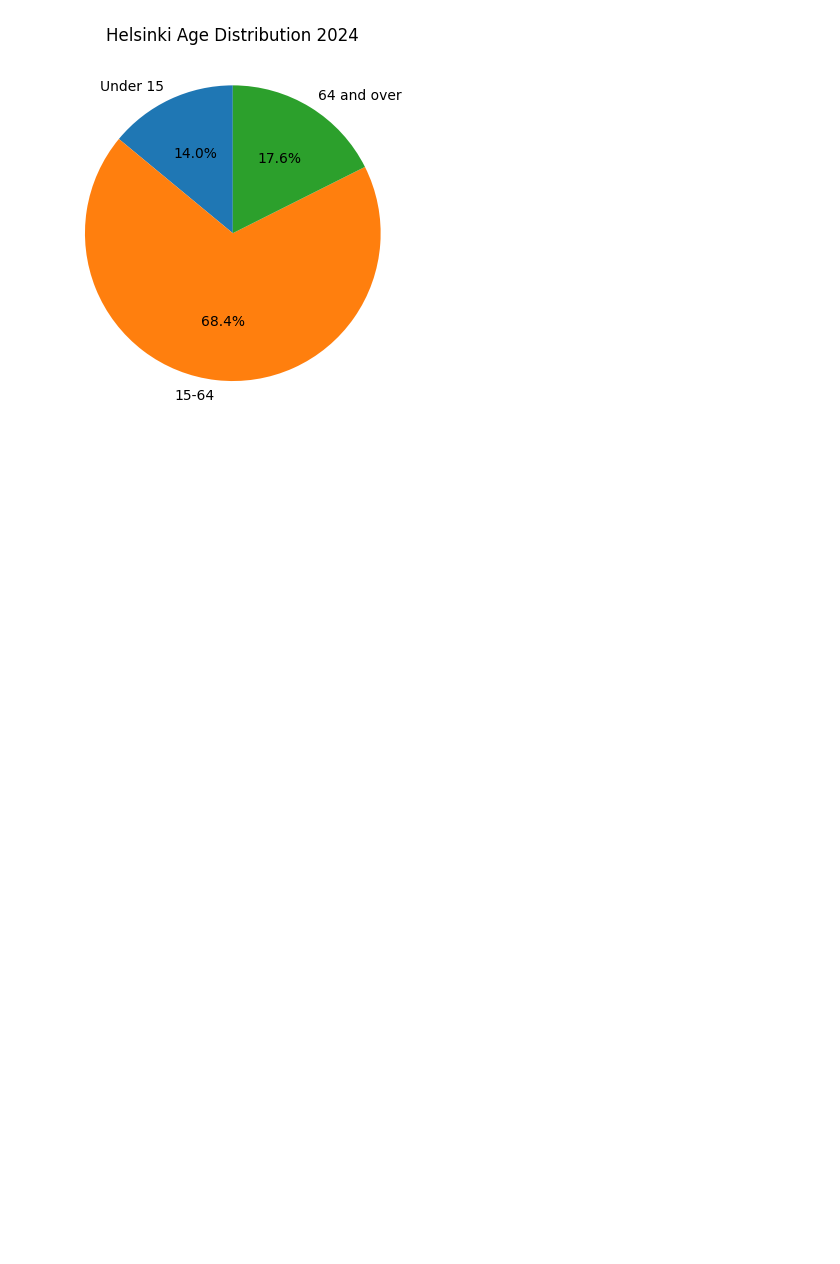
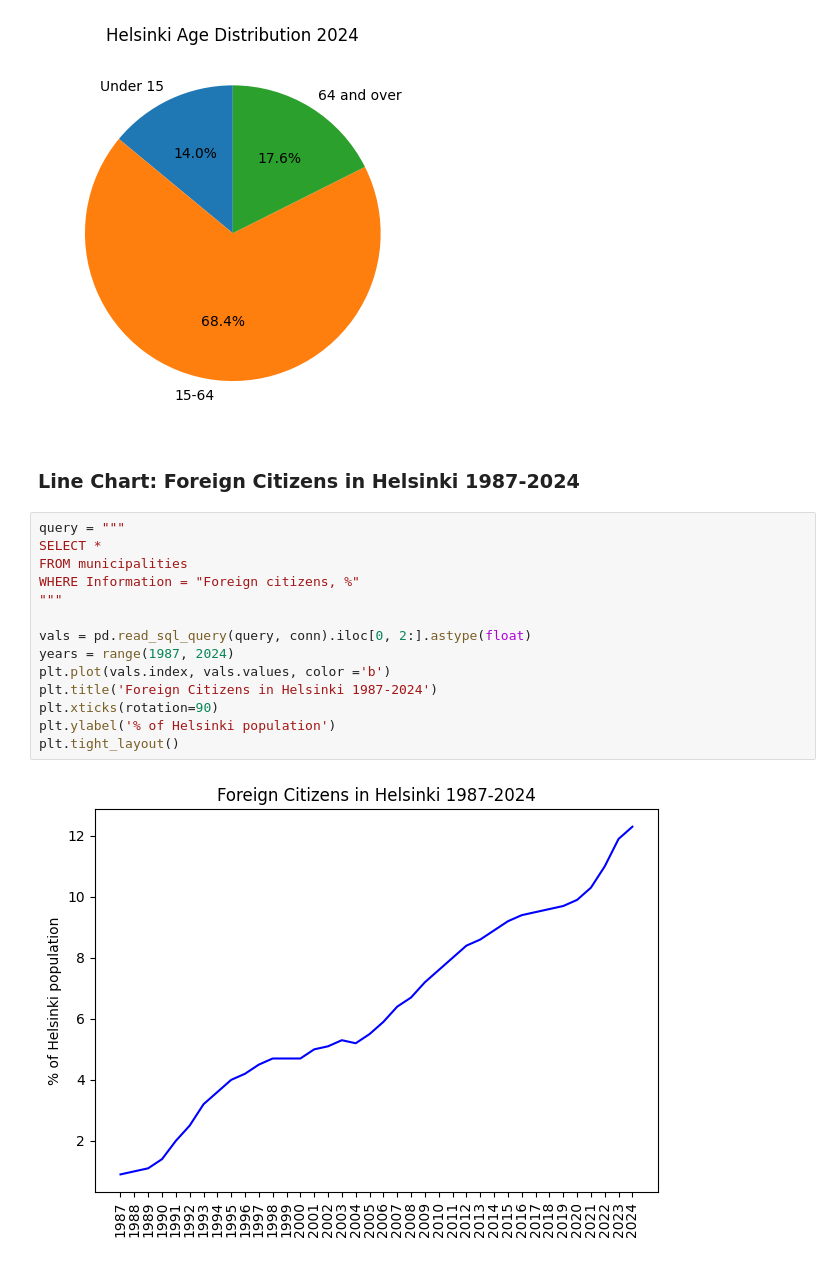
Before and after one commit to selmuu/Main-Assignment-04-Part-2---Data-Analytics, a Jupyter notebook: matplotlib.ipynb, the cells around one changed output. Drawn from its saved outputs; the diff is of its cells as text; blank space fills up the shorter version.

Commit message:
Line chart

```diff
--- a/matplotlib.ipynb
+++ b/matplotlib.ipynb
@@ -133,3 +133,21 @@ plt.title('Helsinki Age Distribution 2024')
 # %% [output]
 Text(0.5, 1.0, 'Helsinki Age Distribution 2024')
 [figure]
+# %% [markdown]
+### Line Chart: Foreign Citizens in Helsinki 1987-2024
+# %%
+query = """
+SELECT *
+FROM municipalities
+WHERE Information = "Foreign citizens, %"
+"""
+
+vals = pd.read_sql_query(query, conn).iloc[0, 2:].astype(float)
+years = range(1987, 2024)
+plt.plot(vals.index, vals.values, color ='b')
+plt.title('Foreign Citizens in Helsinki 1987-2024')
+plt.xticks(rotation=90)
+plt.ylabel('% of Helsinki population')
+plt.tight_layout()
+# %% [output]
+[figure, added]
```
Also changed, not shown: parts of 1 cell of this notebook.
